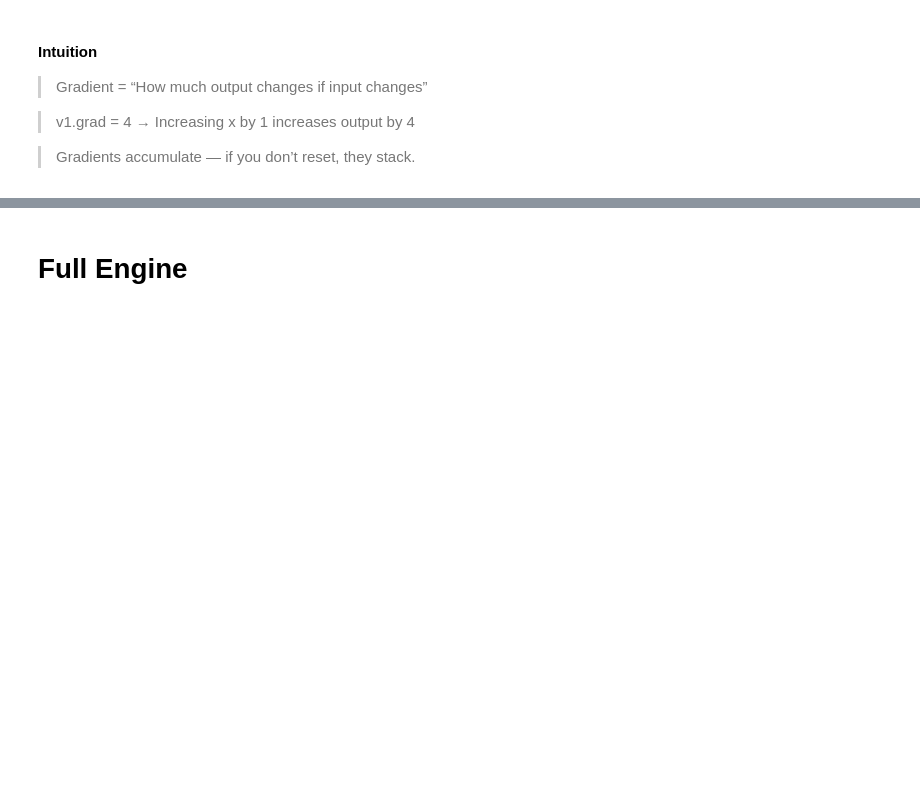
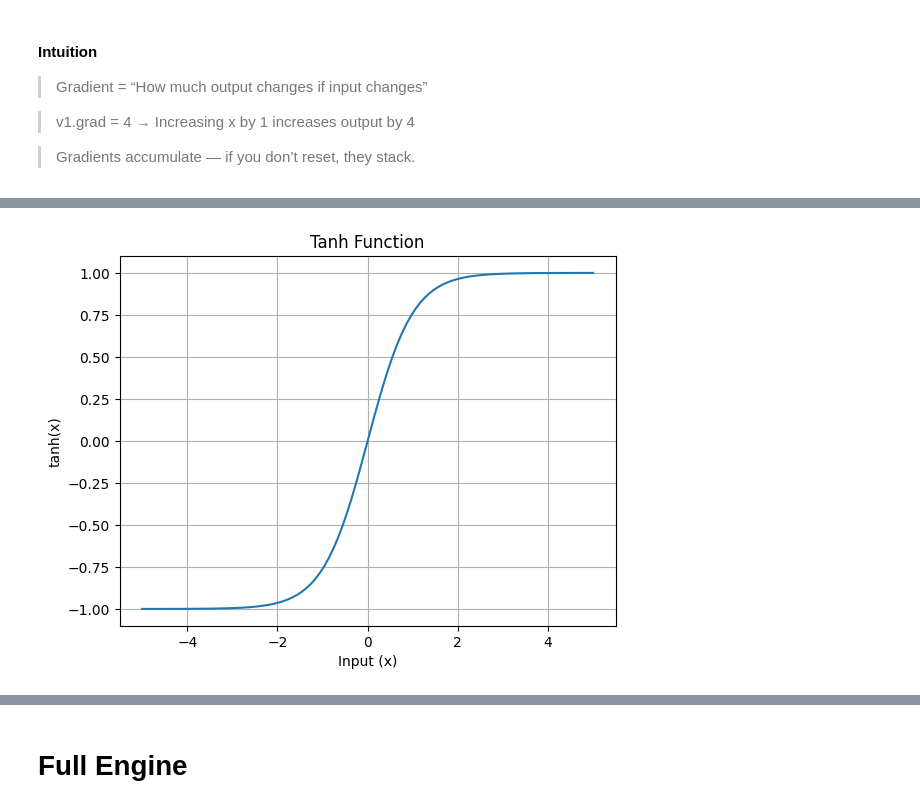
Before and after one commit to helloRahulkp/Notes, a Jupyter notebook: ANN-Foundation/notebooks/Automatic Gradient.ipynb, the cells around one changed output, grey strips where cells are left out. Cells and saved outputs as stored; diff of their text form; code cells hidden in the pictures; blank space fills up the shorter version.

Commit message:
Activation Functions

```diff
--- a/ANN-Foundation/notebooks/Automatic Gradient.ipynb
+++ b/ANN-Foundation/notebooks/Automatic Gradient.ipynb
@@ -361,0 +617,25 @@ Second run → 4 + 4 = 8
+# %%
+import numpy as np
+import matplotlib.pyplot as plt
+
+# Generate input values
+x = np.linspace(-5, 5, 100)
+
+# Compute tanh
+y = np.tanh(x)
+
+# Plot the graph
+plt.figure()
+plt.plot(x, y)
+
+# Labels
+plt.title("Tanh Function")
+plt.xlabel("Input (x)")
+plt.ylabel("tanh(x)")
+
+# Grid
+plt.grid()
+
+plt.show()
+# %% [output]
+[figure, added]
```
Also changed, not shown: parts of 60 cells of this notebook, 3 other files.
